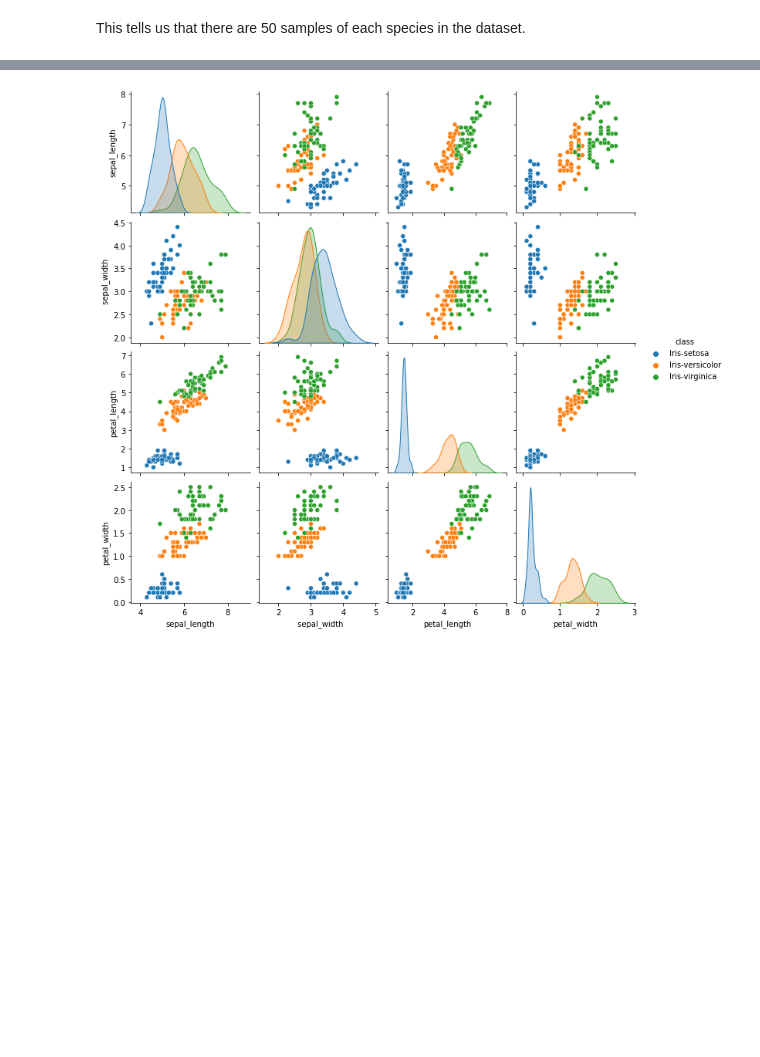
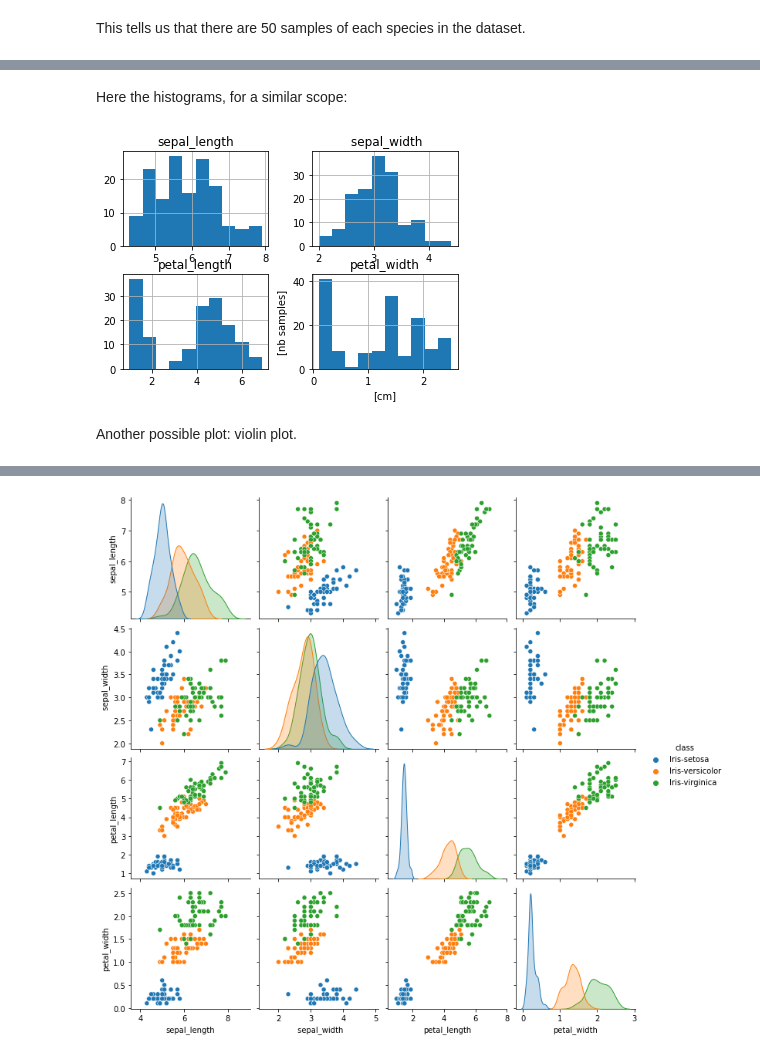
Before and after one commit to akamlah/IrisTutorial, a Jupyter notebook: IrisTutorial.ipynb, the cells around one changed output, grey strips where cells are left out. Saved outputs shown, nothing was run; the diff lists cells and outputs as text; code cells hidden in the pictures; blank space fills up the shorter version.

```diff
--- a/IrisTutorial.ipynb
+++ b/IrisTutorial.ipynb
@@ -156,0 +205,11 @@ A very important tool in exploratory data analysis is data visualization, which
+# %% [markdown]
+Here the histograms, for a similar scope:
+# %%
+df.hist()
+plt.xlabel('[cm]')
+plt.ylabel('[nb samples]')
+plt.show()
+# %% [output]
+[figure, added]
+# %% [markdown]
+Another possible plot: violin plot.
```
Also changed, not shown: parts of 29 cells of this notebook.
